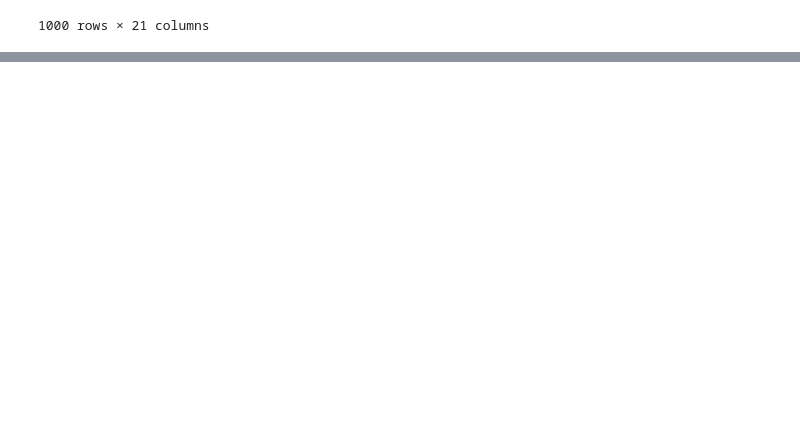
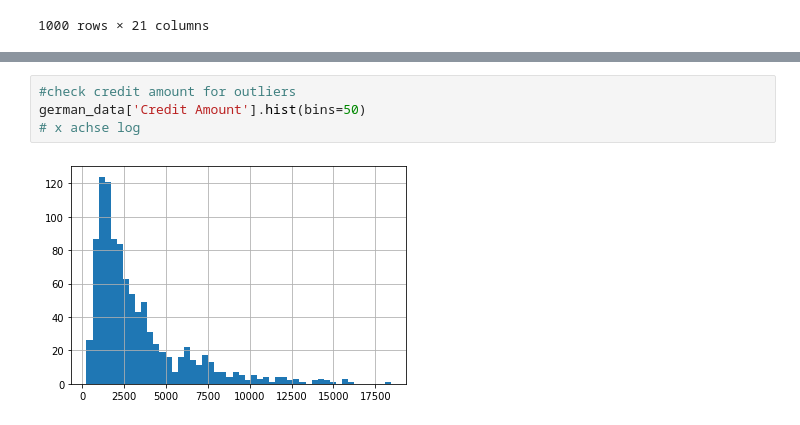
Before and after one commit to DanielGit4/AML, a Jupyter notebook: German_Credit_data/eda.ipynb, the cells around one changed output, grey strips where cells are left out. Saved outputs shown, nothing was run; the diff lists cells and outputs as text; blank space fills up the shorter version.

```diff
--- a/German_Credit_data/eda.ipynb
+++ b/German_Credit_data/eda.ipynb
@@ -42,0 +81,6 @@ german_data
+# %%
+#check credit amount for outliers
+german_data['Credit Amount'].hist(bins=50)
+# x achse log
+# %% [output]
+[figure, added]
```
Also changed, not shown: parts of 18 cells of this notebook.
